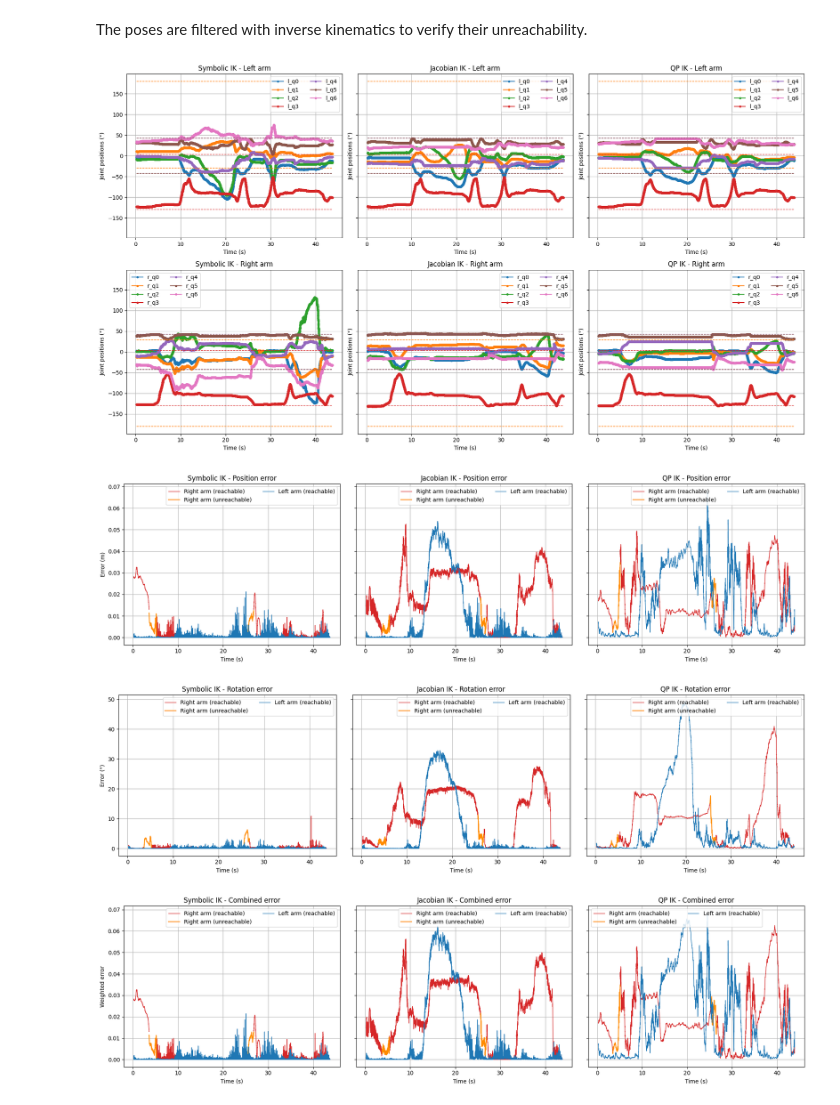
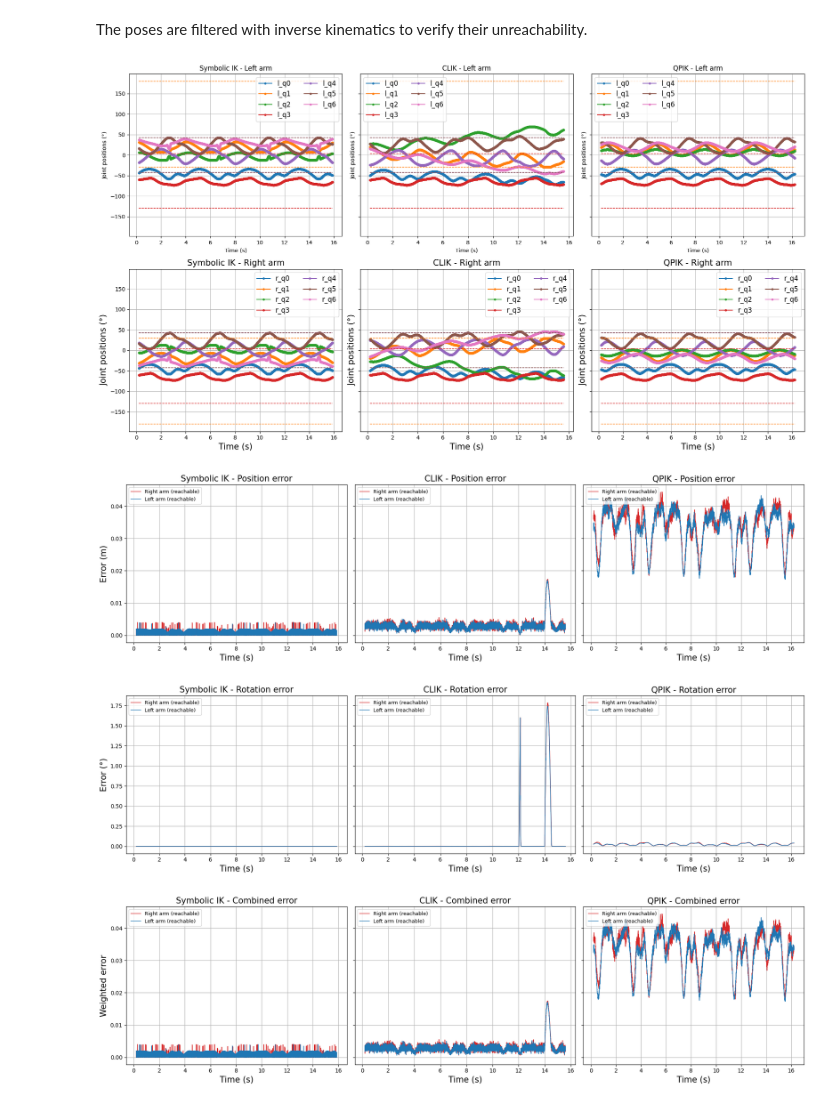
Before and after one commit to pollen-robotics/reachy2_qpik, a Jupyter notebook: src/example/metrics_teleop.ipynb, the cells around one changed output. Saved outputs shown, nothing was run; the diff lists cells and outputs as text; code cells hidden in the pictures.

```diff
--- a/src/example/metrics_teleop.ipynb
+++ b/src/example/metrics_teleop.ipynb
@@ -43,10 +43,7 @@ def parse_pose_matrix(matrix):
 
 
 def pose_matrix_to_goal(pose_mat):
-    """
-    pose_mat: 4x4 numpy array
-    returns: np.array([position_list, [roll, pitch, yaw]]) where angles in radians
-    """
+    """Convert a matrix to a goal pose."""
     R = pose_mat[:3, :3]
     t = pose_mat[:3, 3].tolist()
 
@@ -107,6 +104,7 @@ def row_is_reachable_by_symbolic_ik(row, symbolic_l=symbolic_l, symbolic_r=symbo
 
 
 def compute_errors(df, lambda_theta=1e-6 / np.deg2rad(1) ** 2):
+    """Extract the poses from the provided datasets and compute the metrics."""
     if "l_pos_err" in df.columns and "r_pos_err" in df.columns:
         df["l_comb_err"] = np.sqrt(df["l_pos_err"] ** 2 + (lambda_theta * df["l_rot_err"] ** 2))
         df["r_comb_err"] = np.sqrt(df["r_pos_err"] ** 2 + (lambda_theta * df["r_rot_err"] ** 2))
@@ -150,6 +148,7 @@ def compute_errors(df, lambda_theta=1e-6 / np.deg2rad(1) ** 2):
 
 
 def compute_reachability_flags(df, symbolic_l=symbolic_l, symbolic_r=symbolic_r):
+    """Filter unreachable poses with IK reachability solver."""
     l_flags, r_flags = [], []
     for _, row in df.iterrows():
         reachable_l = False
@@ -334,11 +333,11 @@ INFO: Processing sym_heart_live.csv ...
 # %% [markdown]
 The poses are filtered with inverse kinematics to verify their unreachability.
 # %%
-test = "spill"
+test = "heart_live"
 paths = {
     "Symbolic IK": f"data/teleop/postprocessed/sym_{test}_postprocessed.csv",
-    "Jacobian IK": f"data/teleop/postprocessed/num_{test}_postprocessed.csv",
-    "QP IK": f"data/teleop/postprocessed/qp_{test}_postprocessed.csv",
+    "CLIK": f"data/teleop/postprocessed/num_{test}_postprocessed.csv",
+    "QPIK": f"data/teleop/postprocessed/qp_{test}_postprocessed.csv",
 }
 
 lambda_theta = 1e-6 / np.deg2rad(1) ** 2
@@ -349,14 +348,14 @@ for name, p in paths.items():
     df_tmp = compute_errors(df_tmp)
     dfs_dict[name] = df_tmp
 
-order = ["Symbolic IK", "Jacobian IK", "QP IK"]
+order = ["Symbolic IK", "CLIK", "QPIK"]
 dfs_list = [(dfs_dict[name], name) for name in order]
 
 
 for i, (df_tmp, title) in enumerate(dfs_list):
     dfs_list[i] = (compute_reachability_flags(df_tmp), title)
 # %%
-time_slice = slice(50, None)
+time_slice = slice(50, 6700)
 
 l_cols = [f"l_q{i}" for i in range(7)]
 r_cols = [f"r_q{i}" for i in range(7)]
@@ -392,7 +391,7 @@ for idx, (df_tmp, title) in enumerate(dfs_list):
     axes[0, idx].set_xlabel("Time (s)")
     axes[0, idx].set_ylabel("Joint positions (°)")
     axes[0, idx].grid(True)
-    axes[0, idx].legend(ncol=2)
+    axes[0, idx].legend(ncol=2, fontsize=12)
 
     for j, col in enumerate(r_cols):
         if col in df_tmp.columns:
@@ -403,11 +402,11 @@ for idx, (df_tmp, title) in enumerate(dfs_list):
                 label=col,
                 color=colors[j],
             )
-    axes[1, idx].set_title(f"{title} - Right arm")
-    axes[1, idx].set_xlabel("Time (s)")
-    axes[1, idx].set_ylabel("Joint positions (°)")
+    axes[1, idx].set_title(f"{title} - Right arm", fontsize=15)
+    axes[1, idx].set_xlabel("Time (s)", fontsize=15)
+    axes[1, idx].set_ylabel("Joint positions (°)", fontsize=15)
     axes[1, idx].grid(True)
-    axes[1, idx].legend(ncol=2)
+    axes[1, idx].legend(ncol=2, fontsize=12)
 
     vals = []
     for j, col in enumerate(l_cols):
@@ -479,11 +478,11 @@ for idx, (df_tmp, title) in enumerate(dfs_list):
     if np.isfinite(l_unreachable_only).any():
         axes[idx].plot(t, l_unreachable_only, label="Left arm (unreachable)", linestyle="-", linewidth=1.5, color="deepskyblue")
 
-    axes[idx].set_title(f"{title} - Position error")
-    axes[idx].set_xlabel("Time (s)")
+    axes[idx].set_title(f"{title} - Position error", fontsize=15)
+    axes[idx].set_xlabel("Time (s)", fontsize=15)
     if idx == 0:
-        axes[idx].set_ylabel("Error (m)")
-    axes[idx].legend(ncol=2)
+        axes[idx].set_ylabel("Error (m)", fontsize=15)
+    axes[idx].legend(ncol=1, fontsize=9, loc="upper left")
     axes[idx].grid(True)
 fig.tight_layout()
 plt.show()
@@ -514,11 +513,11 @@ for idx, (df_tmp, title) in enumerate(dfs_list):
     if np.isfinite(l_unreachable_only).any():
         axes[idx].plot(t, l_unreachable_only, label="Left arm (unreachable)", linestyle="-", linewidth=1.5, color="deepskyblue")
 
-    axes[idx].set_title(f"{title} - Rotation error")
-    axes[idx].set_xlabel("Time (s)")
+    axes[idx].set_title(f"{title} - Rotation error", fontsize=15)
+    axes[idx].set_xlabel("Time (s)", fontsize=15)
     if idx == 0:
-        axes[idx].set_ylabel("Error (°)")
-    axes[idx].legend(ncol=2)
+        axes[idx].set_ylabel("Error (°)", fontsize=15)
+    axes[idx].legend(ncol=1, fontsize=9, loc="upper left")
     axes[idx].grid(True)
 fig.tight_layout()
 plt.show()
@@ -527,38 +526,38 @@ plt.show()
 fig, axes = plt.subplots(1, 3, figsize=(18, 5), sharey=True)
 for idx, (df_tmp, title) in enumerate(dfs_list):
     sub = df_tmp.iloc[time_slice].reset_index(drop=True)
     t = sub["time"].to_numpy()
 
     comb_l = np.sqrt(sub["l_pos_err"].to_numpy() ** 2 + (lambda_theta * sub["l_rot_err"].to_numpy() ** 2))
     comb_r = np.sqrt(sub["r_pos_err"].to_numpy() ** 2 + (lambda_theta * sub["r_rot_err"].to_numpy() ** 2))
 
     unreachable_r = ~sub["r_reachable"].to_numpy(dtype=bool)
     unreachable_l = ~sub["l_reachable"].to_numpy(dtype=bool)
 
     r_reachable_only = np.where(unreachable_r, np.nan, comb_r)
     r_unreachable_only = np.where(unreachable_r, comb_r, np.nan)
 
     l_reachable_only = np.where(unreachable_l, np.nan, comb_l)
     l_unreachable_only = np.where(unreachable_l, comb_l, np.nan)
 
     axes[idx].plot(t, r_reachable_only, label="Right arm (reachable)", linestyle="-", linewidth=1, color="tab:red")
     if np.isfinite(r_unreachable_only).any():
         axes[idx].plot(t, r_unreachable_only, label="Right arm (unreachable)", linestyle="-", linewidth=1.5, color="darkorange")
 
     axes[idx].plot(t, l_reachable_only, label="Left arm (reachable)", linestyle="-", linewidth=1, color="tab:blue")
     if np.isfinite(l_unreachable_only).any():
         axes[idx].plot(t, l_unreachable_only, label="Left arm (unreachable)", linestyle="-", linewidth=1.5, color="deepskyblue")
 
-    axes[idx].set_title(f"{title} - Combined error")
-    axes[idx].set_xlabel("Time (s)")
+    axes[idx].set_title(f"{title} - Combined error", fontsize=15)
+    axes[idx].set_xlabel("Time (s)", fontsize=15)
     if idx == 0:
-        axes[idx].set_ylabel("Weighted error")
-    axes[idx].legend(ncol=2)
+        axes[idx].set_ylabel("Weighted error", fontsize=15)
+    axes[idx].legend(ncol=1, fontsize=9, loc="upper left")
     axes[idx].grid(True)
 fig.tight_layout()
 plt.show()
 # %% [output]
-[figure, old version]
+[figure, new version]
-[figure, old version]
+[figure, new version]
-[figure, old version]
+[figure, new version]
-[figure, old version]
+[figure, new version]
```
Also changed, not shown: 26 other files.
